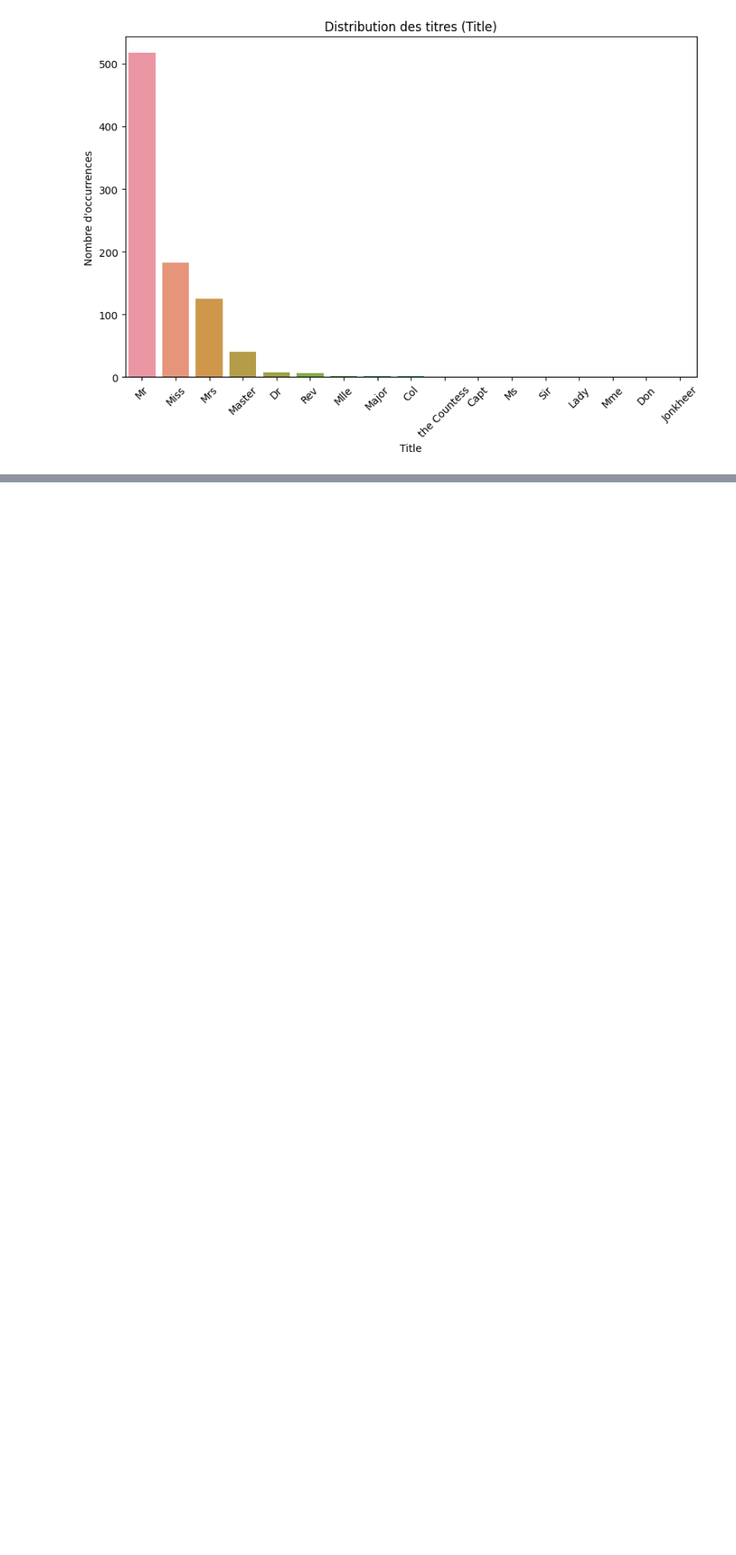
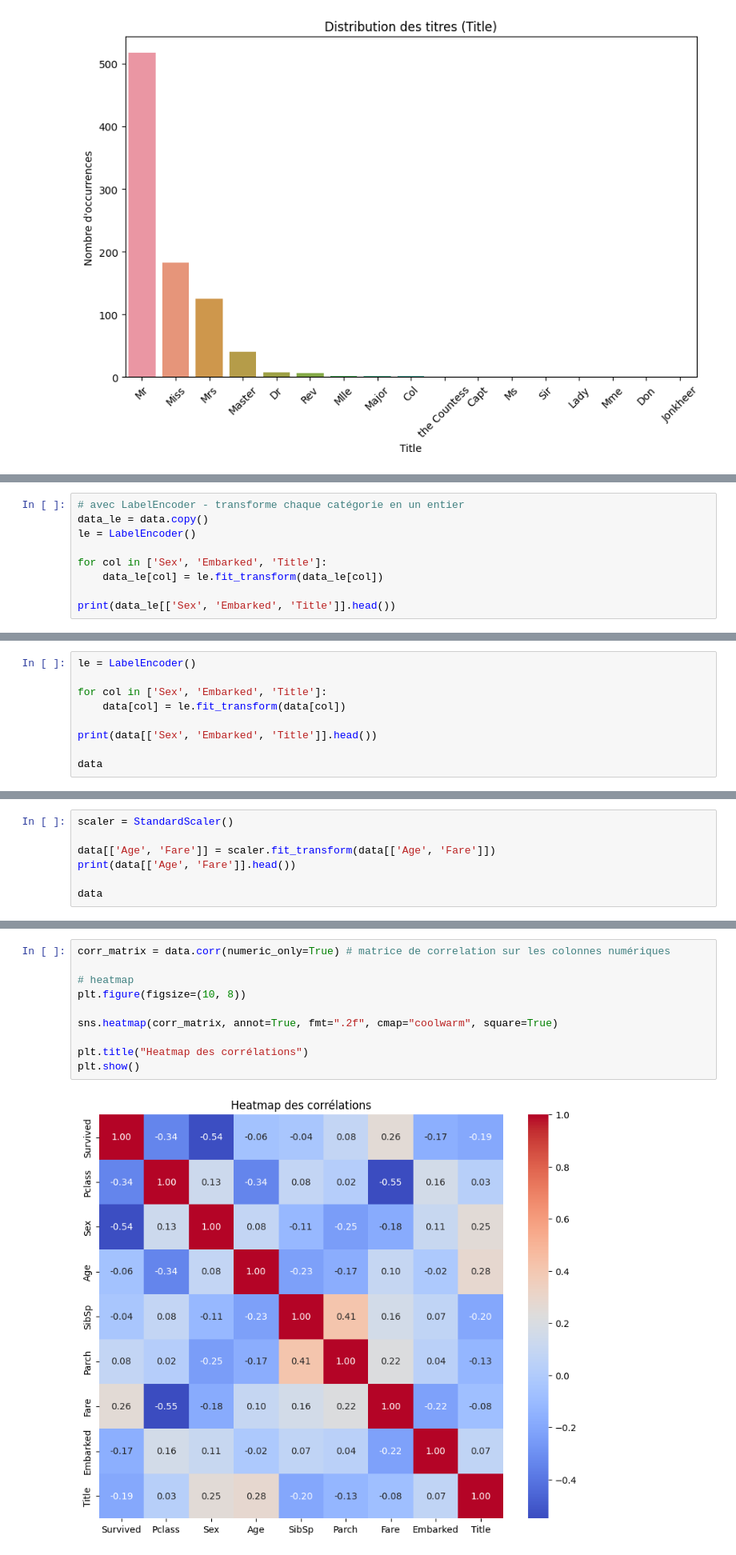
Before and after one commit to lauraophelie/classification-titanic-tp, a Jupyter notebook: TP_Classification_Titanic.ipynb, the cells around one changed output, grey strips where cells are left out. Shown: that part at 80% size. Drawn from its saved outputs; the diff is of its cells as text; blank space fills up the shorter version.

```diff
--- a/TP_Classification_Titanic.ipynb
+++ b/TP_Classification_Titanic.ipynb
@@ -146,0 +152,9 @@ plt.show()
+# %%
+# avec LabelEncoder - transforme chaque catégorie en un entier
+data_le = data.copy()
+le = LabelEncoder()
+
+for col in ['Sex', 'Embarked', 'Title']:
+    data_le[col] = le.fit_transform(data_le[col])
+
+print(data_le[['Sex', 'Embarked', 'Title']].head())
@@ -146,0 +204,9 @@ plt.show()
+# %%
+le = LabelEncoder()
+
+for col in ['Sex', 'Embarked', 'Title']:
+    data[col] = le.fit_transform(data[col])
+
+print(data[['Sex', 'Embarked', 'Title']].head())
+
+data
@@ -146,0 +255,7 @@ plt.show()
+# %%
+scaler = StandardScaler()
+
+data[['Age', 'Fare']] = scaler.fit_transform(data[['Age', 'Fare']])
+print(data[['Age', 'Fare']].head())
+
+data
@@ -146,0 +298,12 @@ plt.show()
+# %%
+corr_matrix = data.corr(numeric_only=True) # matrice de correlation sur les colonnes numériques
+
+# heatmap
+plt.figure(figsize=(10, 8))
+
+sns.heatmap(corr_matrix, annot=True, fmt=".2f", cmap="coolwarm", square=True)
+
+plt.title("Heatmap des corrélations")
+plt.show()
+# %% [output]
+[figure, added]
```
Also changed, not shown: parts of 57 cells of this notebook, 2 other files.
